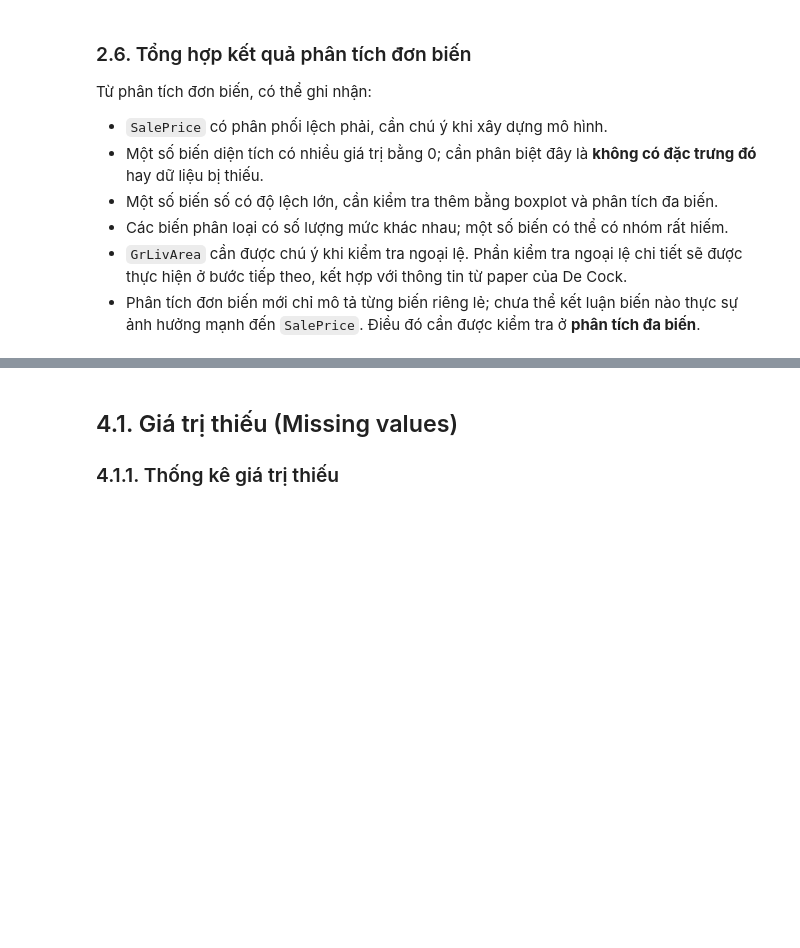
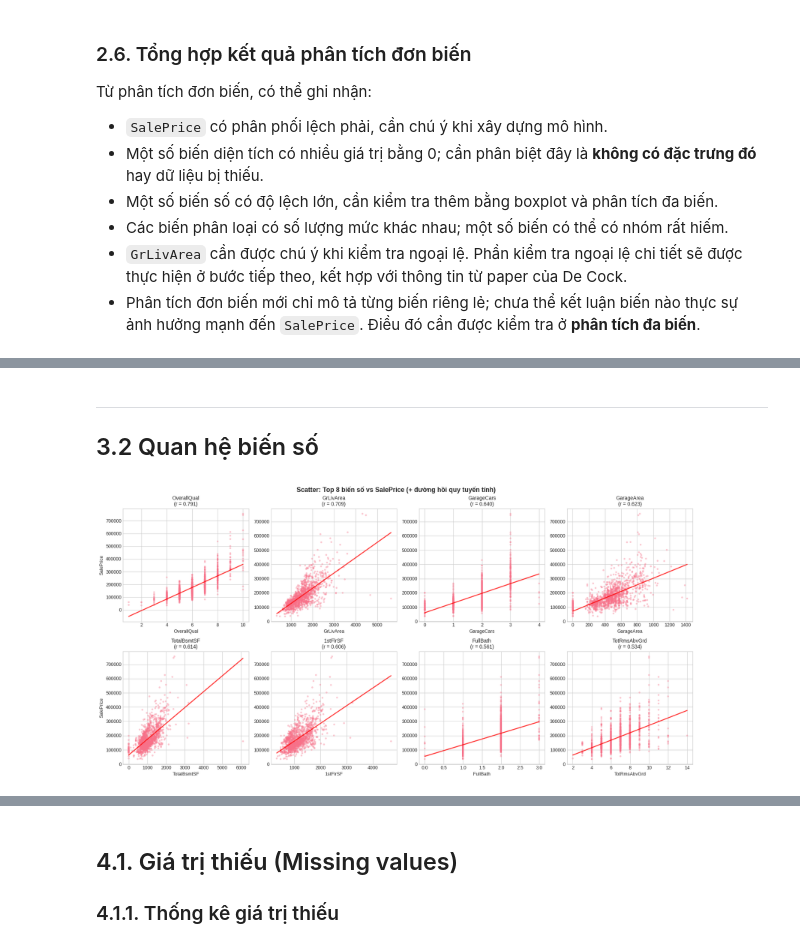
Before and after one commit to qannee/machine_learning, a Jupyter notebook: eda.ipynb, the cells around one changed output, grey strips where cells are left out. Drawn from its saved outputs; the diff is of its cells as text; code cells hidden in the pictures; blank space fills up the shorter version.

```diff
--- a/eda.ipynb
+++ b/eda.ipynb
@@ -336,0 +438,28 @@ Từ phân tích đơn biến, có thể ghi nhận:
+# %% [markdown]
+---
+## 3.2 Quan hệ biến số
+# %%
+
+top_num = corr_target.head(8).index.tolist()
+
+fig, axes = plt.subplots(2, 4, figsize=(18, 9))
+axes = axes.flatten()
+
+for i, col in enumerate(top_num):
+    axes[i].scatter(df[col], df[target], alpha=0.4, s=15, edgecolors='none')
+    mask = df[col].notna()
+    if mask.sum() > 10:
+        z = np.polyfit(df.loc[mask, col], df.loc[mask, target], 1)
+        p = np.poly1d(z)
+        x_line = np.linspace(df[col].min(), df[col].max(), 100)
+        axes[i].plot(x_line, p(x_line), 'r-', lw=2, alpha=0.8)
+    r = corr_target[col]
+    axes[i].set_title(f'{col}\n(r = {r:.3f})', fontsize=11)
+    axes[i].set_xlabel(col)
+    axes[i].set_ylabel('SalePrice' if i % 4 == 0 else '')
+
+plt.suptitle('Scatter: Top 8 biến số vs SalePrice (+ đường hồi quy tuyến tính)', fontsize=14, fontweight='bold')
+plt.tight_layout()
+plt.show()
+# %% [output]
+[figure, added]
```
Also changed, not shown: parts of 26 cells of this notebook.
